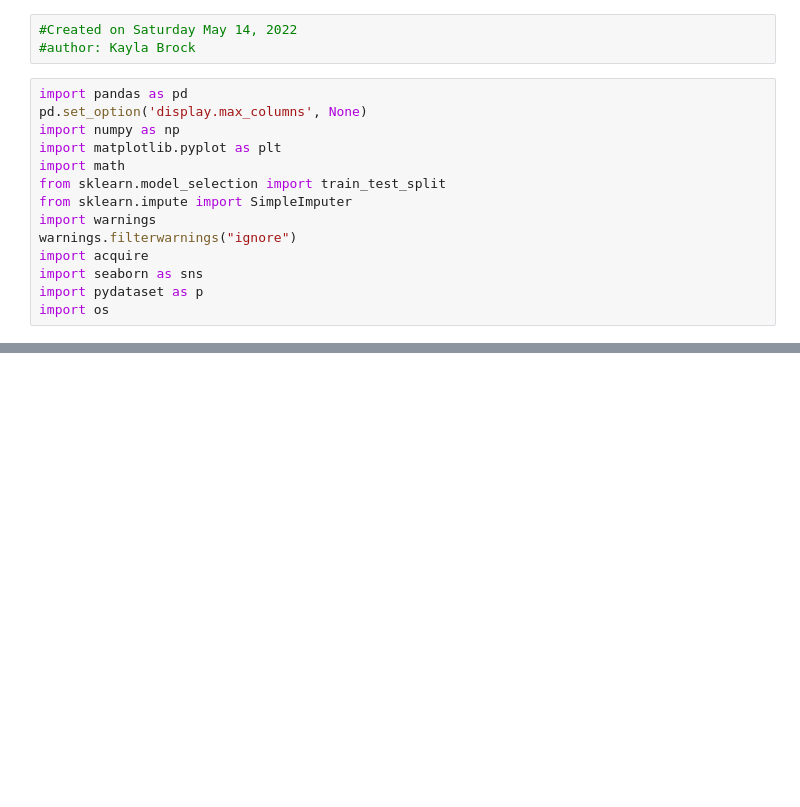
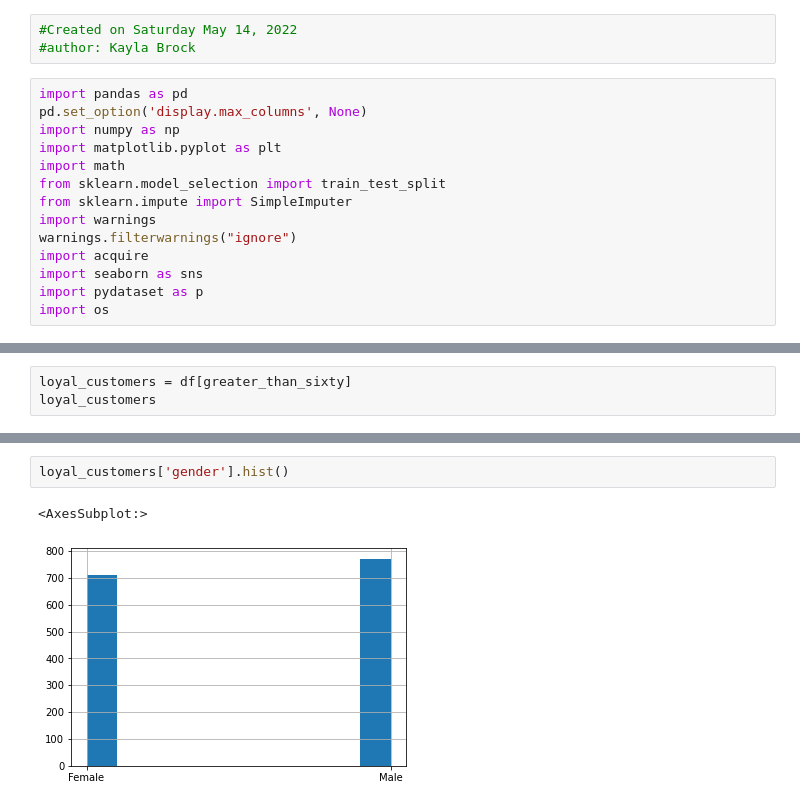
Before and after one commit to Kayfj41901/classification_exercises, a Jupyter notebook: Telco.ipynb, the cells around one changed output, grey strips where cells are left out. Saved outputs shown, nothing was run; the diff lists cells and outputs as text; blank space fills up the shorter version.

```diff
--- a/Telco.ipynb
+++ b/Telco.ipynb
@@ -30,0 +537,3 @@ df.head()
+# %%
+loyal_customers = df[greater_than_sixty]
+loyal_customers
@@ -30,0 +554,5 @@ df.head()
+# %%
+loyal_customers['gender'].hist()
+# %% [output]
+<AxesSubplot:>
+[figure, added]
```
Also changed, not shown: parts of 84 cells of this notebook, 1 other file.
